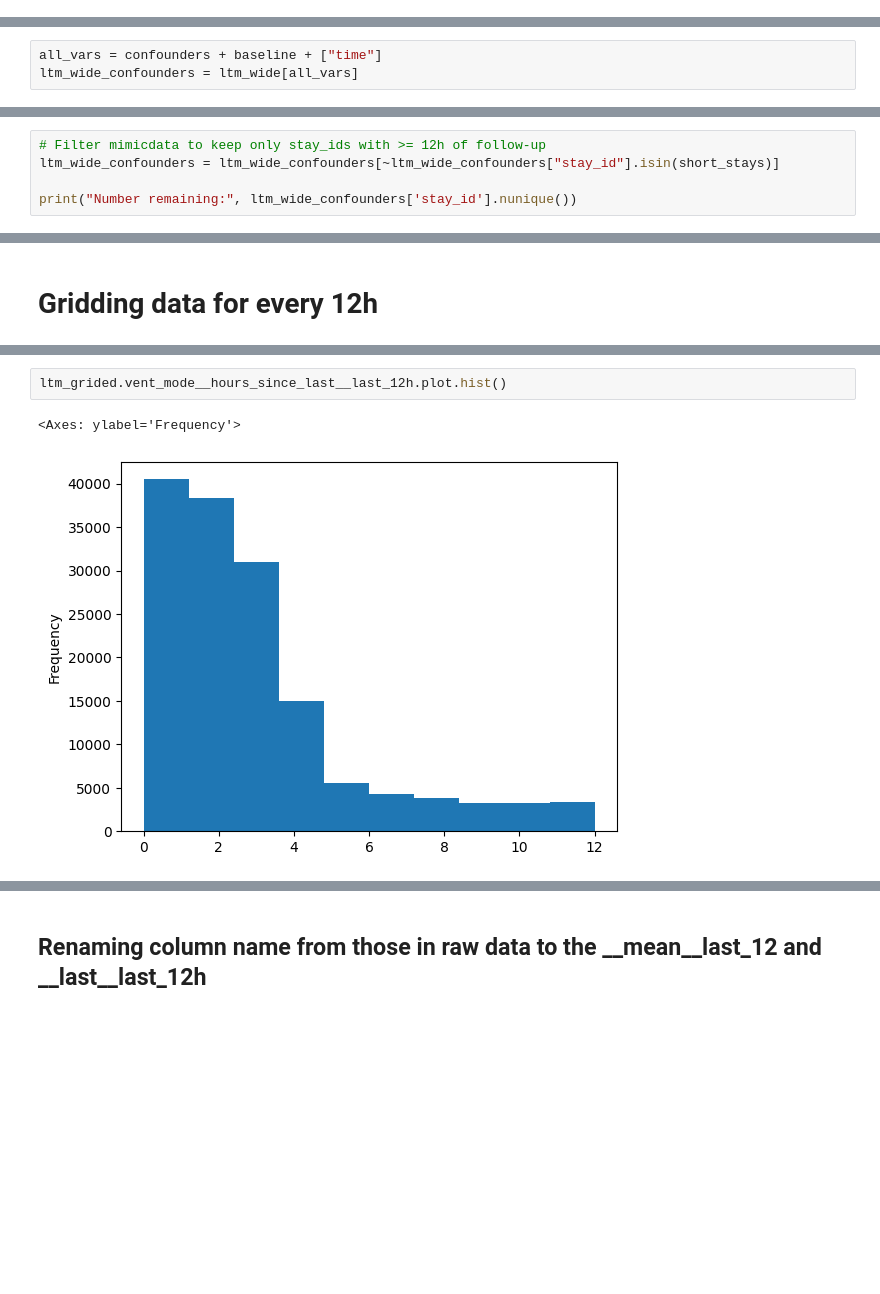
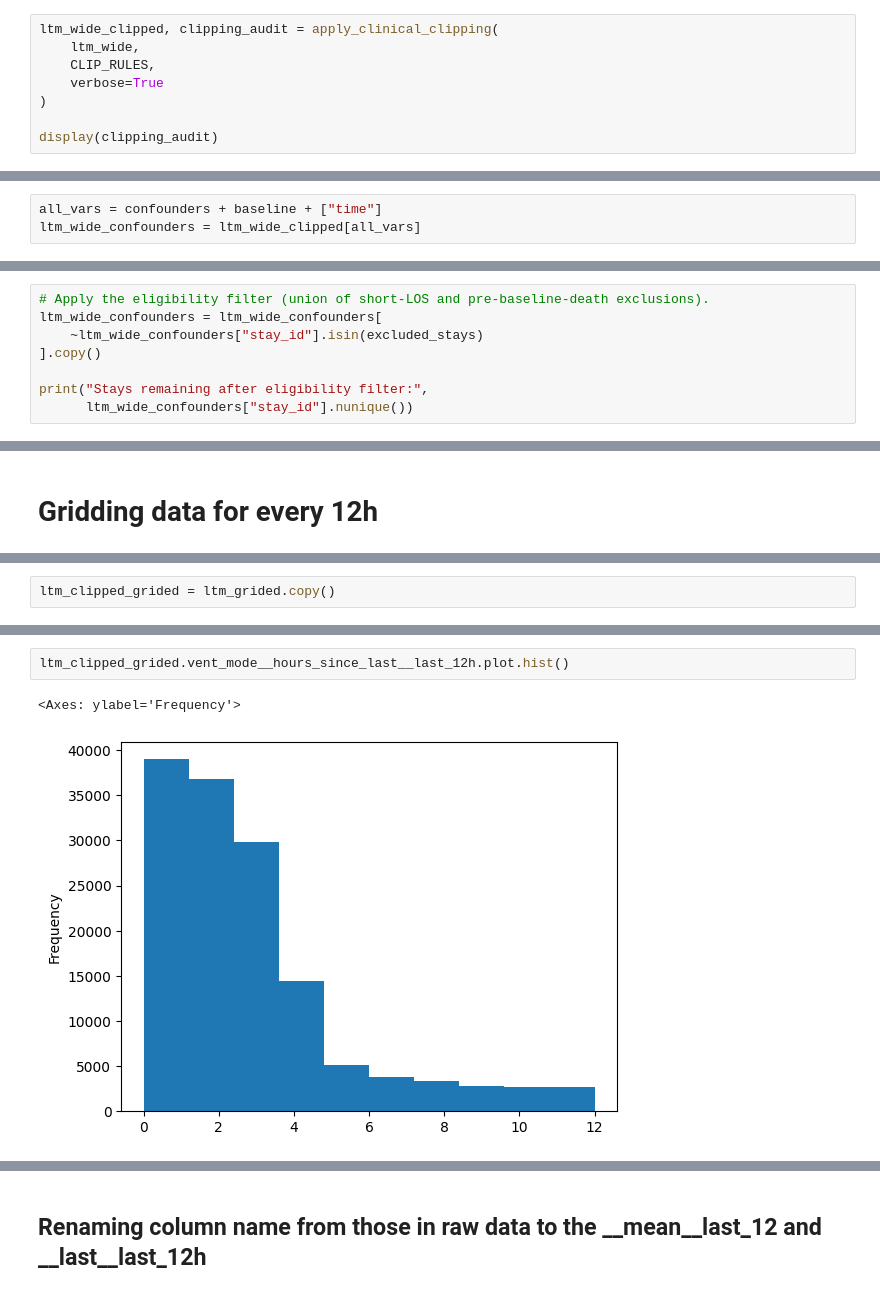
Before and after one commit to sagarsimha/Organizing-pipeline, a Jupyter notebook: Cleaning/3_organize.ipynb, the cells around one changed output, grey strips where cells are left out. Drawn from its saved outputs; the diff is of its cells as text; blank space fills up the shorter version.

```diff
--- a/Cleaning/3_organize.ipynb
+++ b/Cleaning/3_organize.ipynb
@@ -233,0 +418,8 @@ ltm_wide["oxygen_saturation"] = (
+# %%
+ltm_wide_clipped, clipping_audit = apply_clinical_clipping(
+    ltm_wide,
+    CLIP_RULES,
+    verbose=True
+)
+
+display(clipping_audit)
@@ -256,7 +515,7 @@ baseline = ["stay_id", "subject_id", "raw_age", "sex", "raw_height", "raw_weight
 confounders = mean_vars + last_vars
 # %%
 all_vars = confounders + baseline + ["time"]
-ltm_wide_confounders = ltm_wide[all_vars]
+ltm_wide_confounders = ltm_wide_clipped[all_vars]
 # %%
 all_vars
 # %% [output]
@@ -354,6 +632,9 @@ ltm_wide_confounders.loc[ltm_wide_confounders.stay_id=="mimic4-30019872"]
 # %%
-# Filter mimicdata to keep only stay_ids with >= 12h of follow-up
-ltm_wide_confounders = ltm_wide_confounders[~ltm_wide_confounders["stay_id"].isin(short_stays)]
+# Apply the eligibility filter (union of short-LOS and pre-baseline-death exclusions).
+ltm_wide_confounders = ltm_wide_confounders[
+    ~ltm_wide_confounders["stay_id"].isin(excluded_stays)
+].copy()
 
-print("Number remaining:", ltm_wide_confounders['stay_id'].nunique())
+print("Stays remaining after eligibility filter:",
+      ltm_wide_confounders["stay_id"].nunique())
 # %% [output]
@@ -573 +915,3 @@ ltm_grided = (
+# %%
+ltm_clipped_grided = ltm_grided.copy()
 # %%
@@ -650,8 +983,8 @@ max          11.998889
 Name: vent_mode__hours_since_last__last_12h, dtype: float64
 # %%
-ltm_grided.vent_mode__hours_since_last__last_12h.plot.hist()
+ltm_clipped_grided.vent_mode__hours_since_last__last_12h.plot.hist()
 # %% [output]
 <Axes: ylabel='Frequency'>
-[figure, old version]
+[figure, new version]
 # %%
 var = "vent_mode__hours_since_last__last_12h"
```
Also changed, not shown: parts of 46 cells of this notebook, 5 other files.
